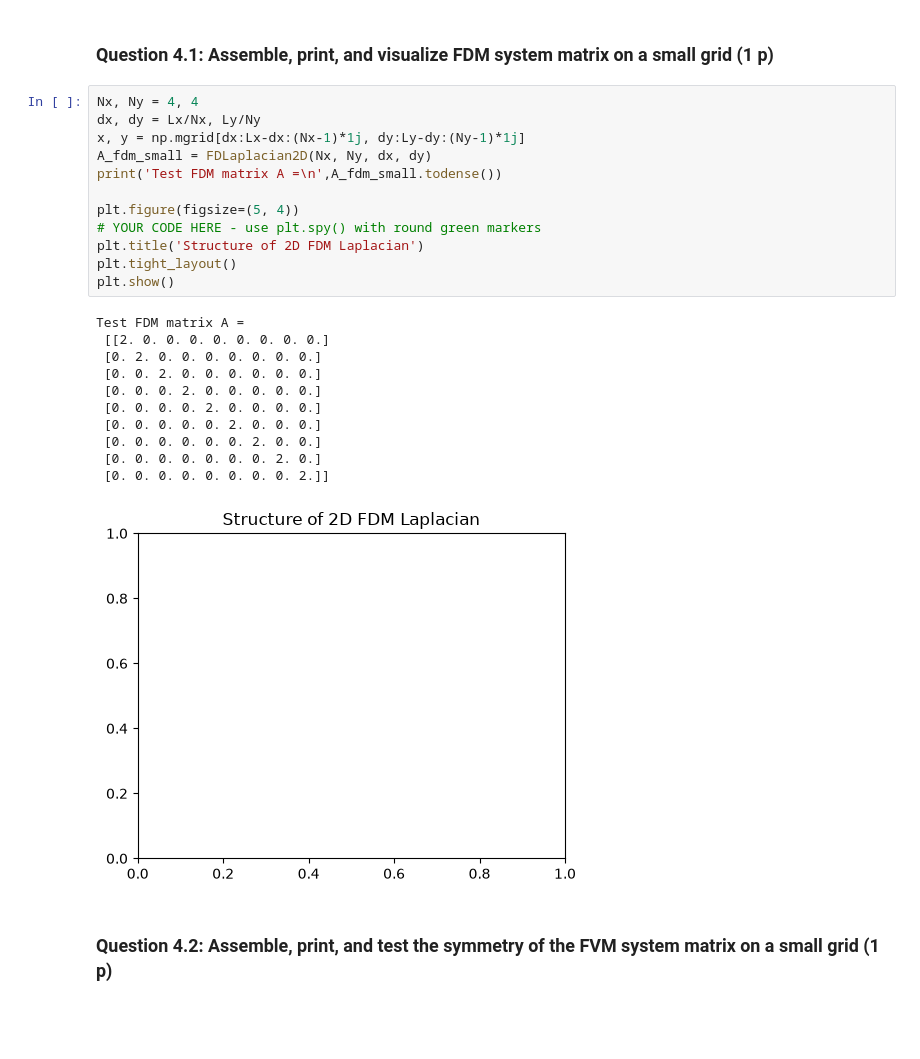
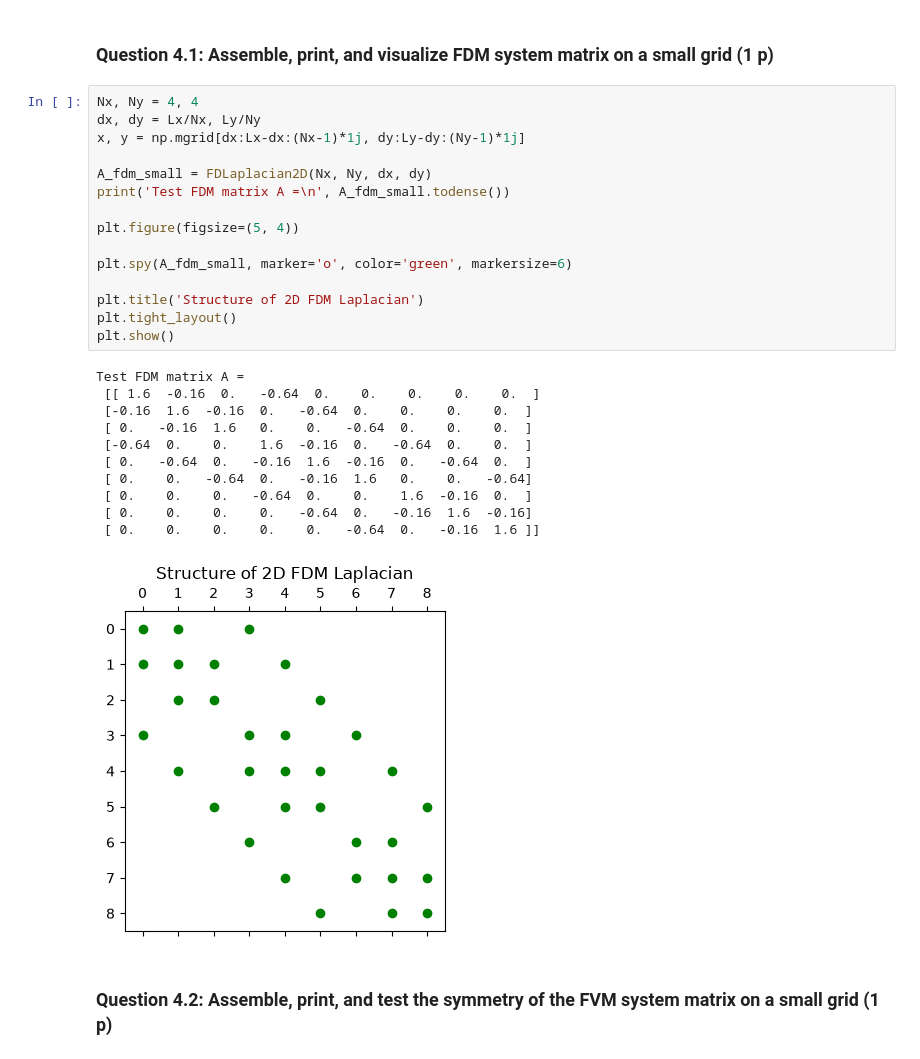
Before and after one commit to erietman46/TW3730TU-Numerical-Methods-for-DEs-ER, a Jupyter notebook: Assignment-3.ipynb, the cells around one changed output. Cells and saved outputs as stored; diff of their text form; blank space fills up the shorter version.

```diff
--- a/Assignment-3.ipynb
+++ b/Assignment-3.ipynb
@@ -786,27 +786,30 @@ def create2DLFVM(Lx, Ly, Nx, Ny, coeffFun):
 # %%
 Nx, Ny = 4, 4
 dx, dy = Lx/Nx, Ly/Ny
 x, y = np.mgrid[dx:Lx-dx:(Nx-1)*1j, dy:Ly-dy:(Ny-1)*1j]
+
 A_fdm_small = FDLaplacian2D(Nx, Ny, dx, dy)
-print('Test FDM matrix A =\n',A_fdm_small.todense())
+print('Test FDM matrix A =\n', A_fdm_small.todense())
 
 plt.figure(figsize=(5, 4))
-# YOUR CODE HERE - use plt.spy() with round green markers
+
+plt.spy(A_fdm_small, marker='o', color='green', markersize=6)
+
 plt.title('Structure of 2D FDM Laplacian')
 plt.tight_layout()
 plt.show()
 # %% [output]
 Test FDM matrix A =
- [[2. 0. 0. 0. 0. 0. 0. 0. 0.]
- [0. 2. 0. 0. 0. 0. 0. 0. 0.]
- [0. 0. 2. 0. 0. 0. 0. 0. 0.]
- [0. 0. 0. 2. 0. 0. 0. 0. 0.]
- [0. 0. 0. 0. 2. 0. 0. 0. 0.]
- [0. 0. 0. 0. 0. 2. 0. 0. 0.]
- [0. 0. 0. 0. 0. 0. 2. 0. 0.]
- [0. 0. 0. 0. 0. 0. 0. 2. 0.]
- [0. 0. 0. 0. 0. 0. 0. 0. 2.]]
+ [[ 1.6  -0.16  0.   -0.64  0.    0.    0.    0.    0.  ]
+ [-0.16  1.6  -0.16  0.   -0.64  0.    0.    0.    0.  ]
+ [ 0.   -0.16  1.6   0.    0.   -0.64  0.    0.    0.  ]
+ [-0.64  0.    0.    1.6  -0.16  0.   -0.64  0.    0.  ]
+ [ 0.   -0.64  0.   -0.16  1.6  -0.16  0.   -0.64  0.  ]
+ [ 0.    0.   -0.64  0.   -0.16  1.6   0.    0.   -0.64]
+ [ 0.    0.    0.   -0.64  0.    0.    1.6  -0.16  0.  ]
+ [ 0.    0.    0.    0.   -0.64  0.   -0.16  1.6  -0.16]
+ [ 0.    0.    0.    0.    0.   -0.64  0.   -0.16  1.6 ]]
-[figure, old version]
+[figure, new version]
 # %% [markdown]
 ### Question 4.2: Assemble, print, and test the symmetry of the FVM system matrix on a small grid (1 p)
 # %%
```
Also changed, not shown: parts of 7 cells of this notebook.
